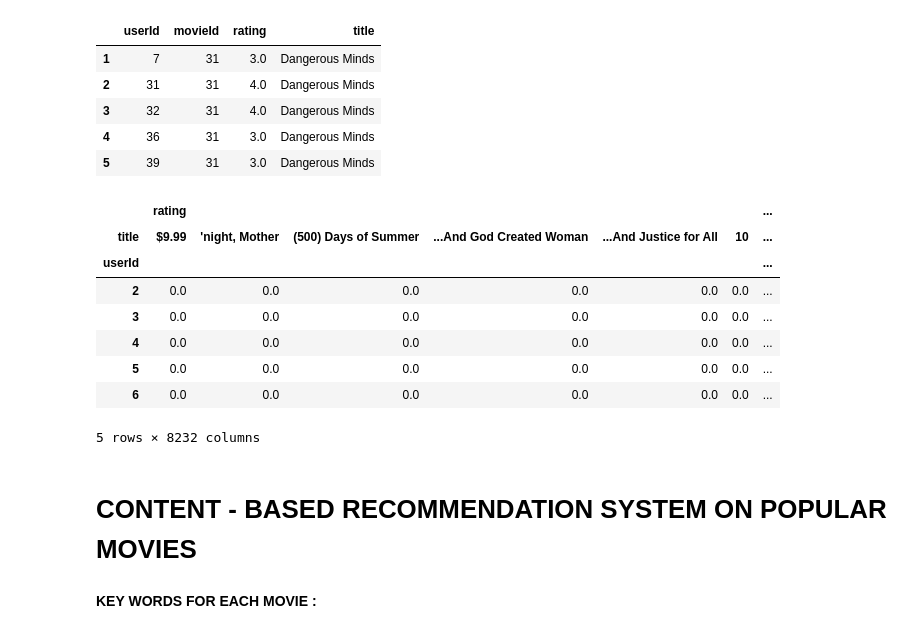
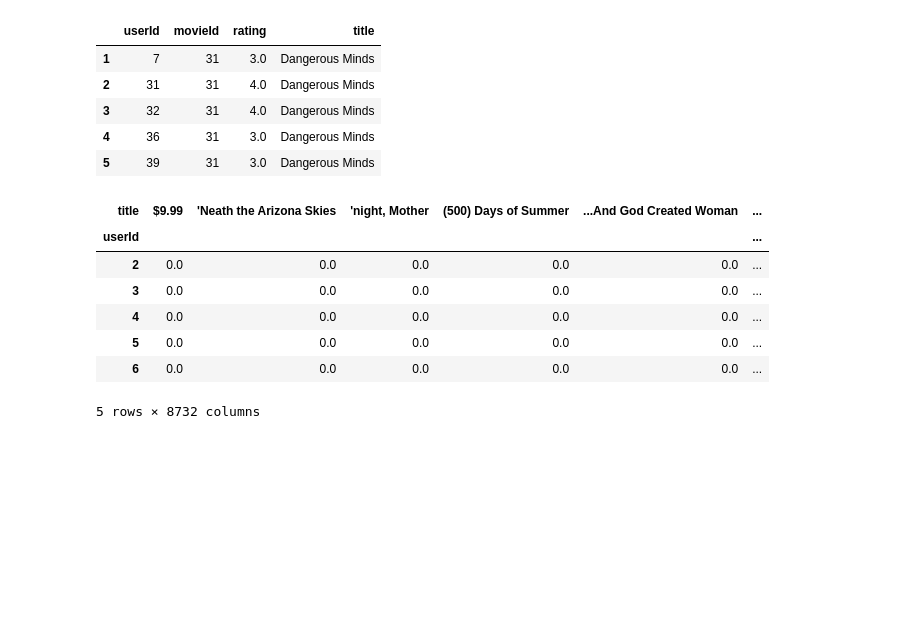
Before and after one commit to disha2sinha/Movie-Recommendation-System, a Jupyter notebook: Recommendation_System.ipynb, the cells around one changed output. Drawn from its saved outputs; the diff is of its cells as text; code cells hidden in the pictures; blank space fills up the shorter version.

```diff
--- a/Recommendation_System.ipynb
+++ b/Recommendation_System.ipynb
@@ -188,0 +202,13 @@ popular_movies.head()
+# %%
+movies_data['keywords']=movies_data['cast'].apply(str)+" "+movies_data['production_companies'].apply(str)+" "+movies_data['production_countries'].apply(str)+" "+movies_data['content'].apply(str)+" "+movies_data['genres'].apply(str)+" "+movies_data['director'].apply(str)+" "+movies_data['release_day'].apply(str)+" "+movies_data['budget'].apply(str)+" "+movies_data['profit'].apply(str)+" "+movies_data['runtime'].apply(str)+" "+movies_data['status'].apply(str)+" "+movies_data['original_language'].apply(str)
+movies_data['important_words']=""
+for index,row in movies_data.iterrows():
+  keywords=row['keywords']
+  r=Rake()
+  r.extract_keywords_from_text(keywords)
+  keywords_scores=r.get_word_degrees()
+  movies_data.at[index,'important_words']=list(keywords_scores.keys())
+# %%
+movies_data['important_words']=[','.join(map(str,word)) for word in movies_data['important_words']]
+movies_data.drop('keywords',inplace=True,axis=1)
+movies_data.head()
@@ -215,7 +499,7 @@ user_ratings.shape
 # %% [output]
 (100004, 3)
 # %%
-users_movies=pd.merge(user_ratings,popular_movies[['movieId','title']],how='inner',on='movieId')
+users_movies=pd.merge(user_ratings,movies_data[['movieId','title']],how='inner',on='movieId')
 selectedusers=user_numberOfRatings.index.values.tolist()
 final_ratings=users_movies.query('userId in @selectedusers')
 final_ratings.shape
@@ -231,19 +515,14 @@ final_ratings.head()
 | 4 | 36 | 31 | 3.0 | Dangerous Minds |
 | 5 | 39 | 31 | 3.0 | Dangerous Minds |
 # %%
-final_ratings_pivot=final_ratings.pivot_table(index=['userId'],columns=['title'],values=['rating']).fillna(0)
+final_ratings_pivot=final_ratings.pivot_table(index='userId',columns='title',values='rating').fillna(0)
 final_ratings_pivot.head()
 # %% [output]
-|  | rating |  |  |  |  |  | ... |
-| title | $9.99 | 'night, Mother | (500) Days of Summer | ...And God Created Woman | ...And Justice for All | 10 | ... |
-| userId |  |  |  |  |  |  | ... |
-| 2 | 0.0 | 0.0 | 0.0 | 0.0 | 0.0 | 0.0 | ... |
-| 3 | 0.0 | 0.0 | 0.0 | 0.0 | 0.0 | 0.0 | ... |
-| 4 | 0.0 | 0.0 | 0.0 | 0.0 | 0.0 | 0.0 | ... |
-| 5 | 0.0 | 0.0 | 0.0 | 0.0 | 0.0 | 0.0 | ... |
-| 6 | 0.0 | 0.0 | 0.0 | 0.0 | 0.0 | 0.0 | ... |
+| title | $9.99 | 'Neath the Arizona Skies | 'night, Mother | (500) Days of Summer | ...And God Created Woman | ... |
+| userId |  |  |  |  |  | ... |
+| 2 | 0.0 | 0.0 | 0.0 | 0.0 | 0.0 | ... |
+| 3 | 0.0 | 0.0 | 0.0 | 0.0 | 0.0 | ... |
+| 4 | 0.0 | 0.0 | 0.0 | 0.0 | 0.0 | ... |
+| 5 | 0.0 | 0.0 | 0.0 | 0.0 | 0.0 | ... |
+| 6 | 0.0 | 0.0 | 0.0 | 0.0 | 0.0 | ... |
-5 rows × 8232 columns
+5 rows × 8732 columns
-# %% [markdown]
-# **CONTENT - BASED RECOMMENDATION SYSTEM ON POPULAR MOVIES**
-# %% [markdown]
-**KEY WORDS FOR EACH MOVIE :**
```
Also changed, not shown: parts of 64 cells of this notebook.
